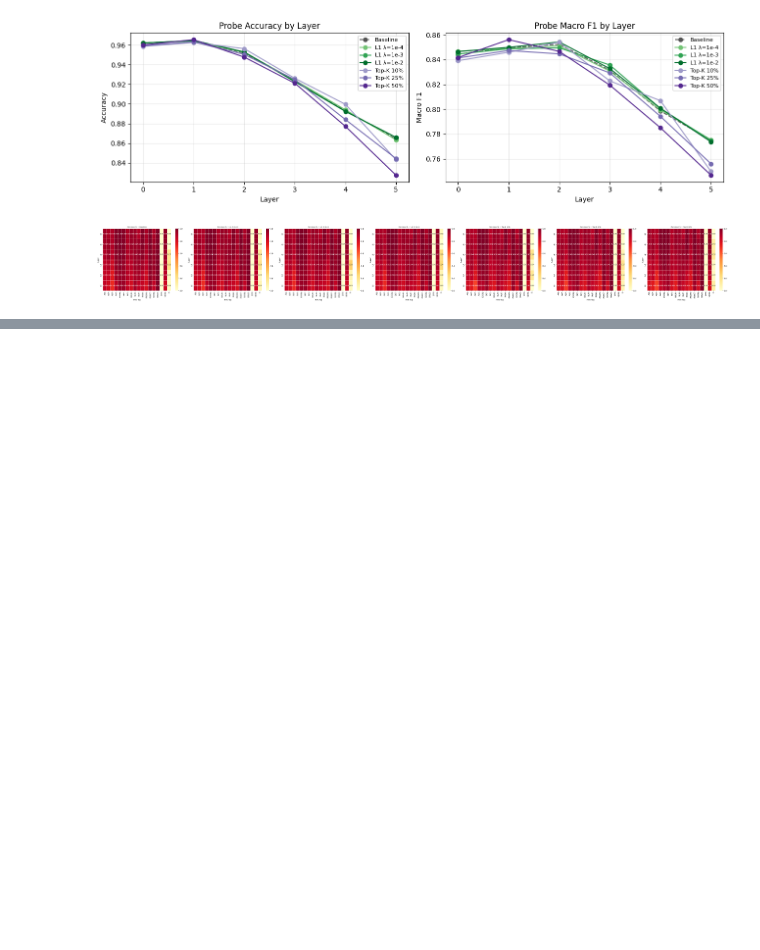
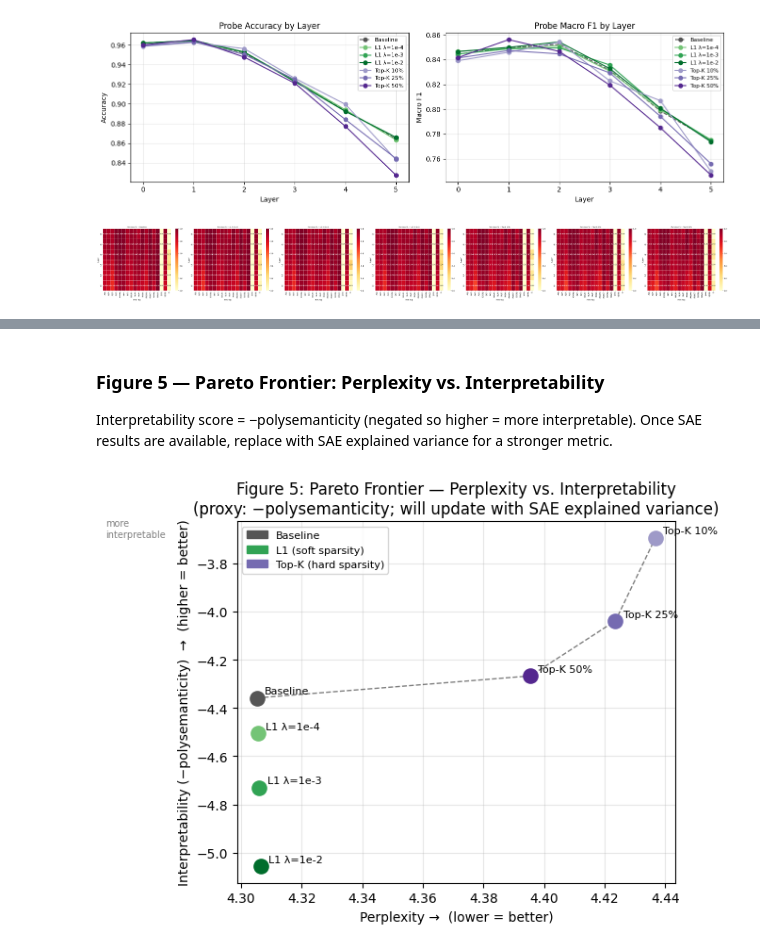
Before and after one commit to hiskuDN/training-time-interpretability, a Jupyter notebook: notebooks/evaluation_expt2.ipynb, the cells around one changed output, grey strips where cells are left out. Drawn from its saved outputs; the diff is of its cells as text; code cells hidden in the pictures; blank space fills up the shorter version.

```diff
--- a/notebooks/evaluation_expt2.ipynb
+++ b/notebooks/evaluation_expt2.ipynb
@@ -645,0 +824,54 @@ if probe_runs:
+# %% [markdown]
+### Figure 5 — Pareto Frontier: Perplexity vs. Interpretability
+
+Interpretability score = −polysemanticity (negated so higher = more interpretable). Once SAE results are available, replace with SAE explained variance for a stronger metric.
+# %%
+from matplotlib.patches import FancyArrowPatch
+
+fig, ax = plt.subplots(figsize=(7, 5))
+
+xs = [s["perplexity"]          for s in summary.values()]
+ys = [-s["polysemanticity"]    for s in summary.values()]
+
+for run_name, s in summary.items():
+    interp = -s["polysemanticity"]
+    ax.scatter(s["perplexity"], interp, color=s["color"], s=120, zorder=3)
+    ax.annotate(s["label"],
+                xy=(s["perplexity"], interp),
+                xytext=(6, 3), textcoords="offset points", fontsize=8)
+
+points = sorted(zip(xs, ys), key=lambda p: p[0])
+pareto = []
+best_y = -1e9
+for px, py in points:
+    if py >= best_y:
+        pareto.append((px, py))
+        best_y = py
+
+if len(pareto) >= 2:
+    pareto_xs, pareto_ys = zip(*pareto)
+    ax.plot(pareto_xs, pareto_ys, color="black", linewidth=1,
+            linestyle="--", alpha=0.5, label="Pareto front", zorder=2)
+
+ax.annotate("", xy=(min(xs) - 0.1, max(ys) + 0.005),
+            xytext=(min(xs) - 0.1, max(ys)),
+            arrowprops=dict(arrowstyle="->", color="grey"))
+ax.text(min(xs) - 0.05, max(ys) + 0.003, "more\ninterpretable", fontsize=7, color="grey")
+
+ax.set_xlabel("Perplexity →  (lower = better)")
+ax.set_ylabel("Interpretability (−polysemanticity)  →  (higher = better)")
+ax.set_title("Figure 5: Pareto Frontier — Perplexity vs. Interpretability\n"
+             "(proxy: −polysemanticity; will update with SAE explained variance)")
+ax.grid(alpha=0.3)
+
+patches = [
+    mpatches.Patch(color="#555555", label="Baseline"),
+    mpatches.Patch(color="#31a354", label="L1 (soft sparsity)"),
+    mpatches.Patch(color="#756bb1", label="Top-K (hard sparsity)"),
+]
+ax.legend(handles=patches, fontsize=8)
+plt.tight_layout()
+plt.savefig("../figures/fig5_pareto_frontier.jpg", dpi=300, bbox_inches="tight")
+plt.show()
+# %% [output]
+[figure, added]
```
Also changed, not shown: parts of 9 cells of this notebook, 5 other files.
